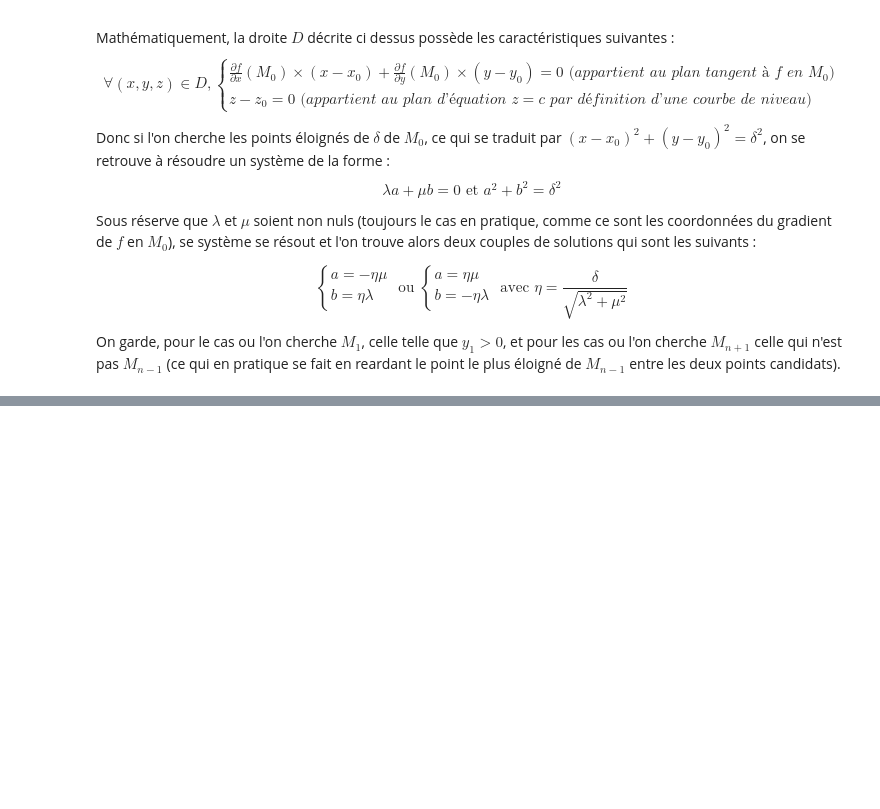
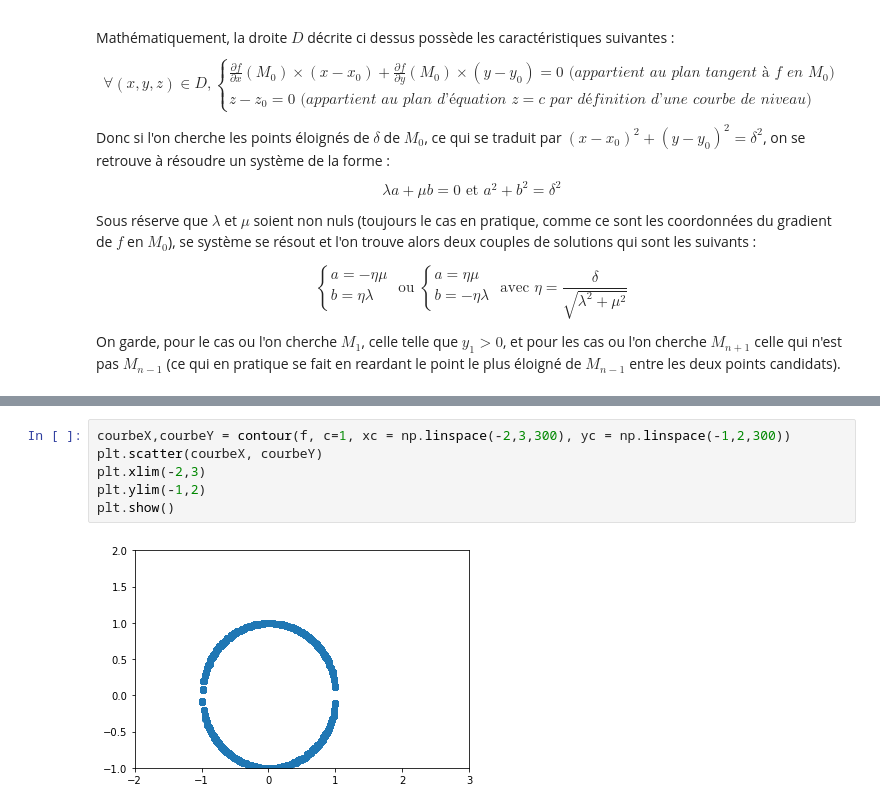
Before and after one commit to RSLLES/Projet_CD2, a Jupyter notebook: projet.ipynb, the cells around one changed output, grey strips where cells are left out. Drawn from its saved outputs; the diff is of its cells as text; blank space fills up the shorter version.

```diff
--- a/projet.ipynb
+++ b/projet.ipynb
@@ -277,0 +350,8 @@ ax.set_title(f"Courbe de niveau de f pour z = {z0}")
+# %%
+courbeX,courbeY = contour(f, c=1, xc = np.linspace(-2,3,300), yc = np.linspace(-1,2,300))
+plt.scatter(courbeX, courbeY)
+plt.xlim(-2,3)
+plt.ylim(-1,2)
+plt.show()
+# %% [output]
+[figure, added]
```
Also changed, not shown: parts of 14 cells of this notebook.
